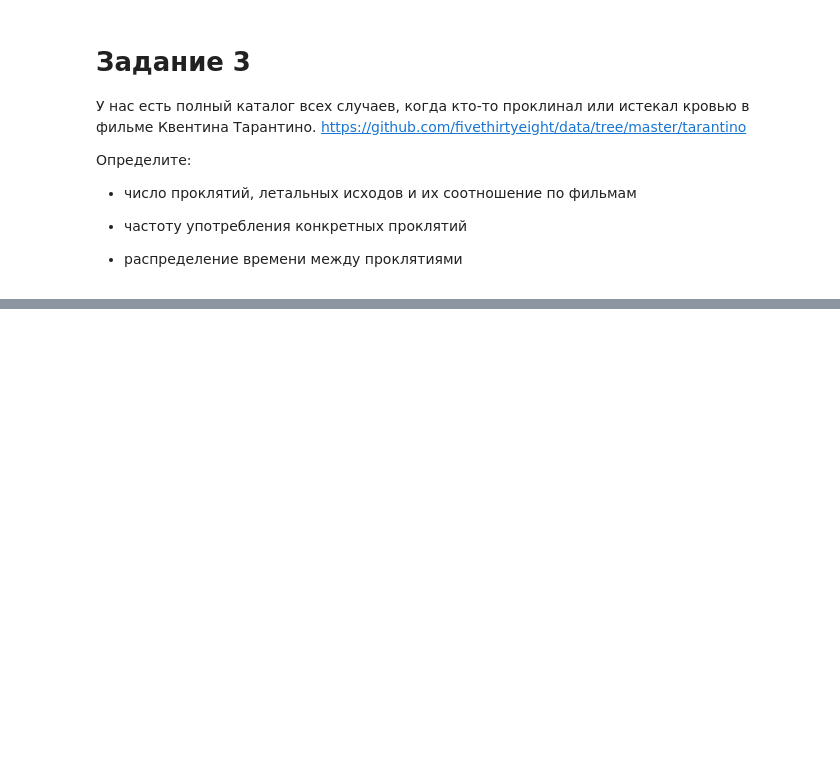
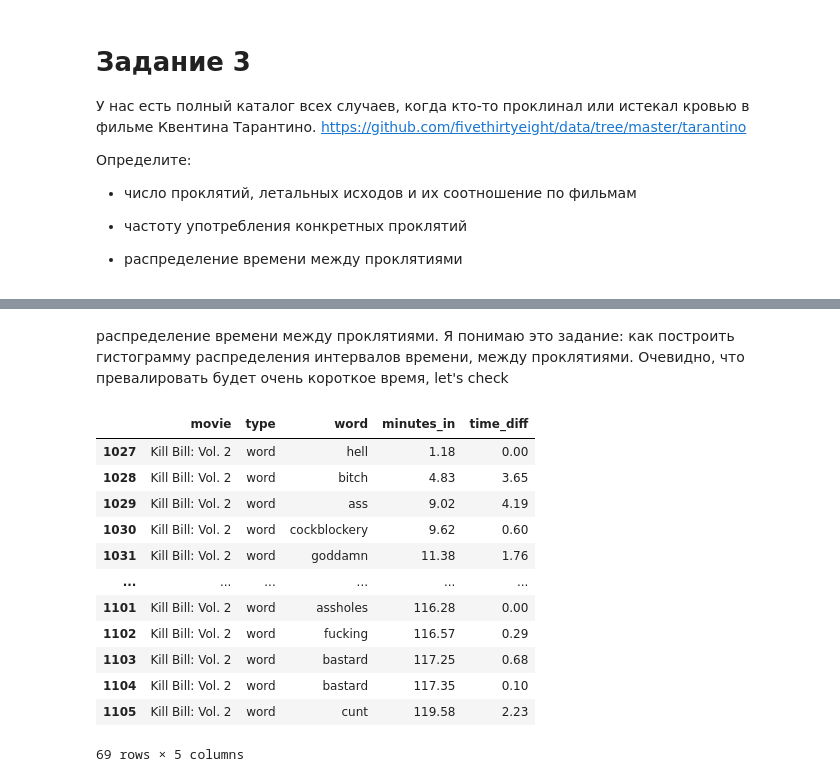
Before and after one commit to salatovaoaoaoa/wb_tech_autmn2024, a Jupyter notebook: 04/WB_DA_Python_HW.ipynb, the cells around one changed output, grey strips where cells are left out. Drawn from its saved outputs; the diff is of its cells as text; code cells hidden in the pictures; blank space fills up the shorter version.

```diff
--- a/04/WB_DA_Python_HW.ipynb
+++ b/04/WB_DA_Python_HW.ipynb
@@ -513,0 +556,25 @@ print("Страна с наибольшим потреблением общег
+# %% [markdown]
+распределение времени между проклятиями. Я понимаю это задание: как построить гистограмму распределения интервалов времени, между проклятиями. Очевидно, что превалировать будет очень короткое время, let's check
+# %%
+#как я понимаю, в дата фрейме слова упоминаются по мере встречания в фильме, но я на всякий случай отсортирую
+bw_sort_minutes = bad_words.sort_values(by=['movie', 'minutes_in'])
+
+#сгруппирую по фильму и создам колонку time_diff, в которой будет разница между текущим и предыдущим проклятием
+bw_sort_minutes['time_diff'] = bw_sort_minutes.groupby('movie')['minutes_in'].diff().fillna(0)
+
+#посмотрю для фильма Kill Bill: Vol. 2, потому что для криминально чтива все очевидно
+bw_sort_minutes[bw_sort_minutes['movie'] == 'Kill Bill: Vol. 2']
+# %% [output]
+|  | movie | type | word | minutes_in | time_diff |
+| 1027 | Kill Bill: Vol. 2 | word | hell | 1.18 | 0.00 |
+| 1028 | Kill Bill: Vol. 2 | word | bitch | 4.83 | 3.65 |
+| 1029 | Kill Bill: Vol. 2 | word | ass | 9.02 | 4.19 |
+| 1030 | Kill Bill: Vol. 2 | word | cockblockery | 9.62 | 0.60 |
+| 1031 | Kill Bill: Vol. 2 | word | goddamn | 11.38 | 1.76 |
+| ... | ... | ... | ... | ... | ... |
+| 1101 | Kill Bill: Vol. 2 | word | assholes | 116.28 | 0.00 |
+| 1102 | Kill Bill: Vol. 2 | word | fucking | 116.57 | 0.29 |
+| 1103 | Kill Bill: Vol. 2 | word | bastard | 117.25 | 0.68 |
+| 1104 | Kill Bill: Vol. 2 | word | bastard | 117.35 | 0.10 |
+| 1105 | Kill Bill: Vol. 2 | word | cunt | 119.58 | 2.23 |
+69 rows × 5 columns
```
Also changed, not shown: parts of 6 cells of this notebook, 1 other file.
